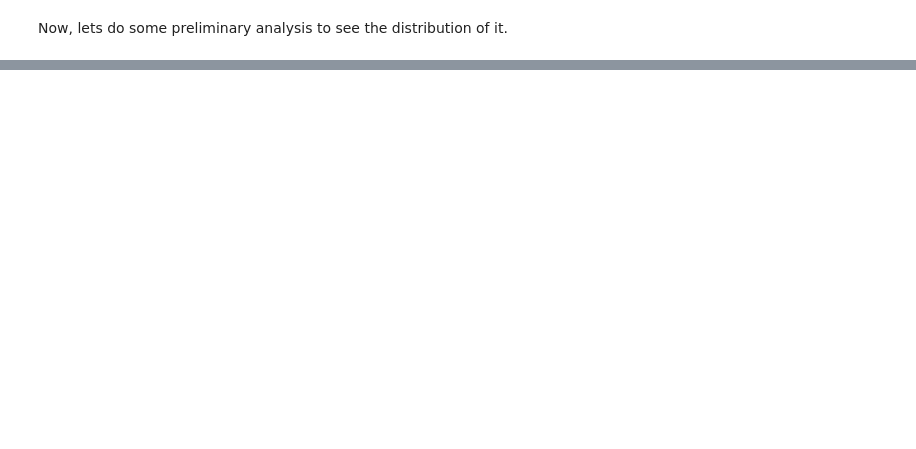
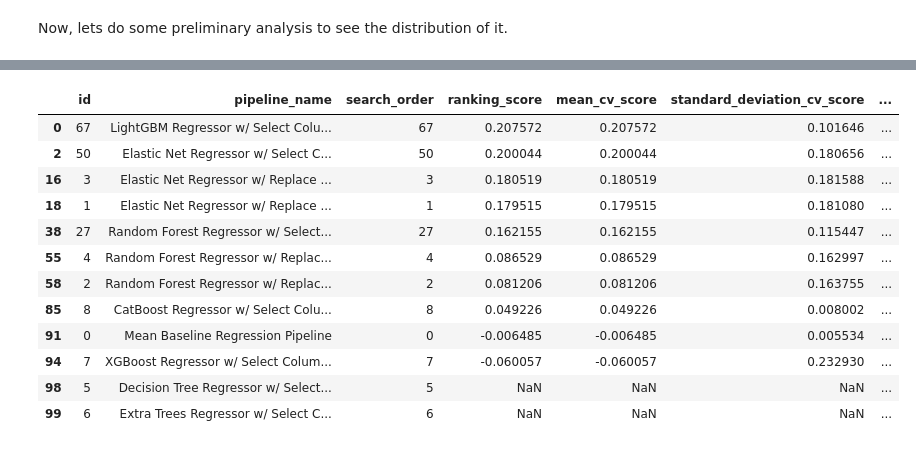
Before and after one commit to saulshanabrook/property-data, a Jupyter notebook: Sale Data.ipynb, the cells around one changed output, grey strips where cells are left out. Cells and saved outputs as stored; diff of their text form; code cells hidden in the pictures; blank space fills up the shorter version.

```diff
--- a/Sale Data.ipynb
+++ b/Sale Data.ipynb
@@ -87,0 +278,11 @@ Exception: ("Compilation failed (return status=1): In file included from /Users/
+# %%
+automl = AutoMLSearch(
+    X_train=X_train,
+    y_train=y_train,
+    problem_type="regression",
+    max_batches=10,
+    max_iterations=100,
+    optimize_thresholds=True,
+)
+
+automl.search()
@@ -87,0 +406,16 @@ Exception: ("Compilation failed (return status=1): In file included from /Users/
+# %%
+automl.rankings
+# %% [output]
+|  | id | pipeline_name | search_order | ranking_score | mean_cv_score | standard_deviation_cv_score | ... |
+| 0 | 67 | LightGBM Regressor w/ Select Colu... | 67 | 0.207572 | 0.207572 | 0.101646 | ... |
+| 2 | 50 | Elastic Net Regressor w/ Select C... | 50 | 0.200044 | 0.200044 | 0.180656 | ... |
+| 16 | 3 | Elastic Net Regressor w/ Replace ... | 3 | 0.180519 | 0.180519 | 0.181588 | ... |
+| 18 | 1 | Elastic Net Regressor w/ Replace ... | 1 | 0.179515 | 0.179515 | 0.181080 | ... |
+| 38 | 27 | Random Forest Regressor w/ Select... | 27 | 0.162155 | 0.162155 | 0.115447 | ... |
+| 55 | 4 | Random Forest Regressor w/ Replac... | 4 | 0.086529 | 0.086529 | 0.162997 | ... |
+| 58 | 2 | Random Forest Regressor w/ Replac... | 2 | 0.081206 | 0.081206 | 0.163755 | ... |
+| 85 | 8 | CatBoost Regressor w/ Select Colu... | 8 | 0.049226 | 0.049226 | 0.008002 | ... |
+| 91 | 0 | Mean Baseline Regression Pipeline | 0 | -0.006485 | -0.006485 | 0.005534 | ... |
+| 94 | 7 | XGBoost Regressor w/ Select Colum... | 7 | -0.060057 | -0.060057 | 0.232930 | ... |
+| 98 | 5 | Decision Tree Regressor w/ Select... | 5 | NaN | NaN | NaN | ... |
+| 99 | 6 | Extra Trees Regressor w/ Select C... | 6 | NaN | NaN | NaN | ... |
```
Also changed, not shown: parts of 53 cells of this notebook, 12 other files.
